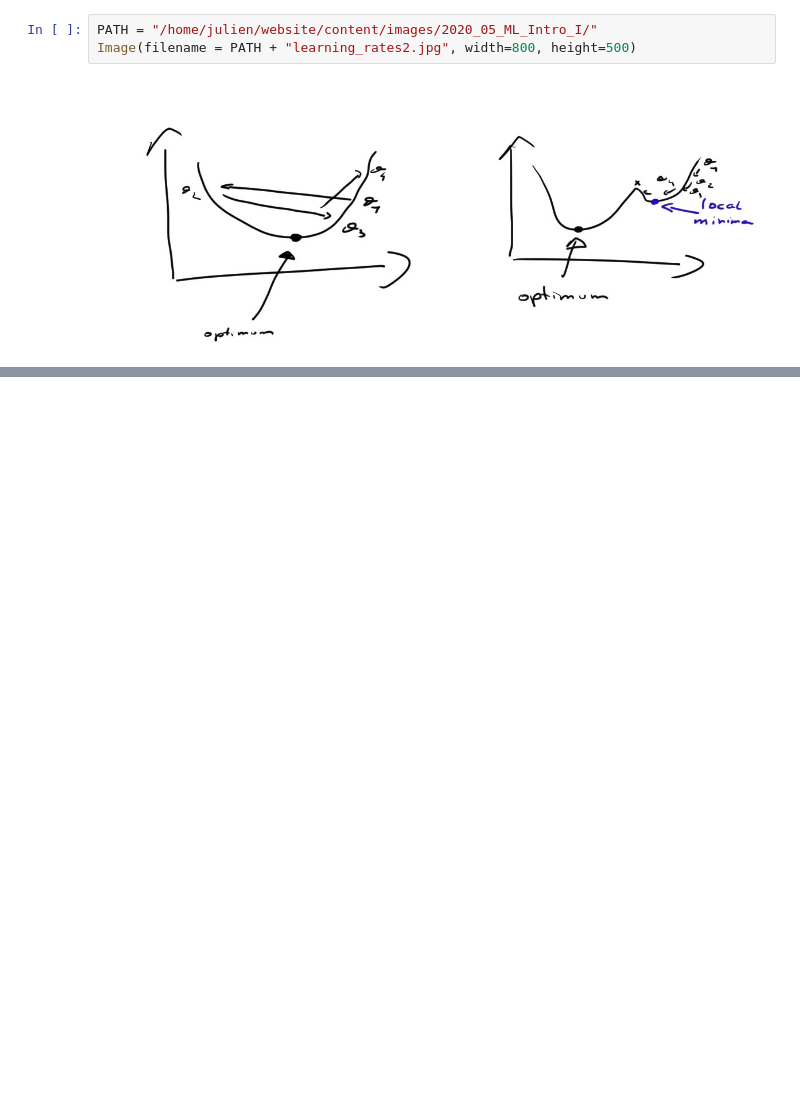
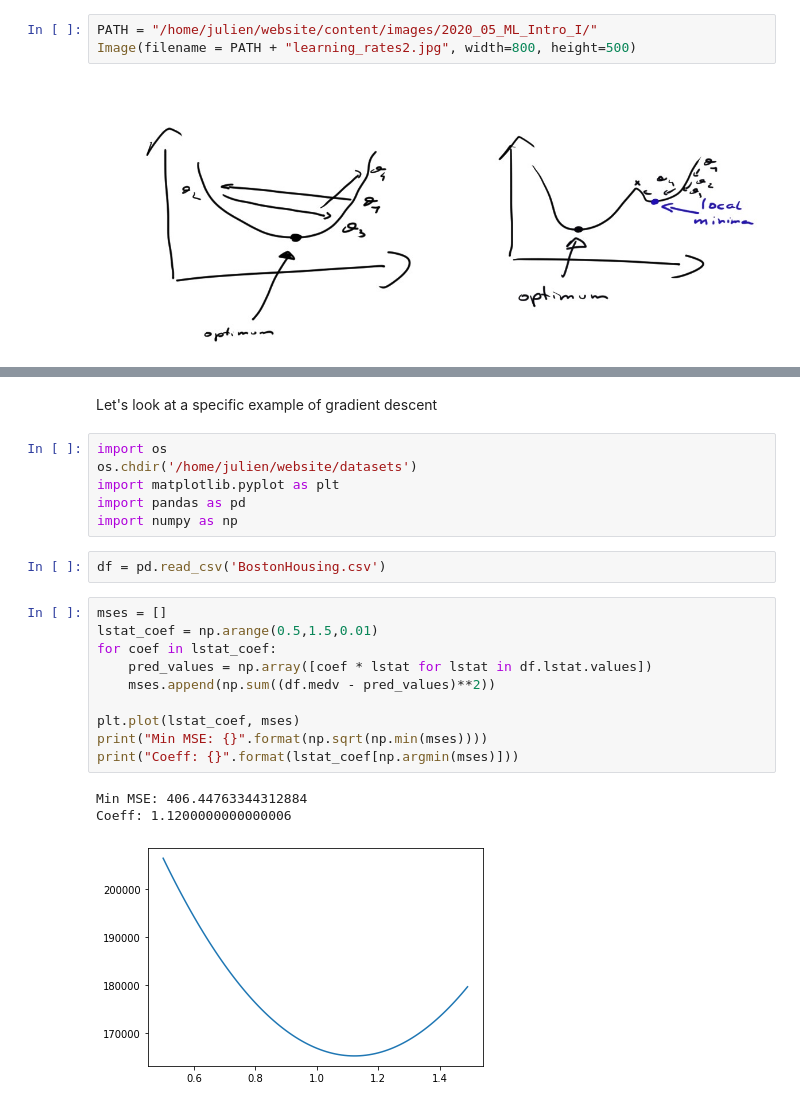
Before and after one commit to juls-dotcom/juls-dotcom.github.io, a Jupyter notebook: content/2020_05_Introduction to Machine Learning I.ipynb, the cells around one changed output, grey strips where cells are left out. Cells and saved outputs as stored; diff of their text form; blank space fills up the shorter version.

```diff
--- a/content/2020_05_Introduction to Machine Learning I.ipynb
+++ b/content/2020_05_Introduction to Machine Learning I.ipynb
@@ -258,0 +259,24 @@ $
+# %% [markdown]
+Let's look at a specific example of gradient descent
+# %%
+import os
+os.chdir('/home/julien/website/datasets')
+import matplotlib.pyplot as plt
+import pandas as pd
+import numpy as np
+# %%
+df = pd.read_csv('BostonHousing.csv')
+# %%
+mses = []
+lstat_coef = np.arange(0.5,1.5,0.01)
+for coef in lstat_coef:
+    pred_values = np.array([coef * lstat for lstat in df.lstat.values])
+    mses.append(np.sum((df.medv - pred_values)**2))
+
+plt.plot(lstat_coef, mses)
+print("Min MSE: {}".format(np.sqrt(np.min(mses))))
+print("Coeff: {}".format(lstat_coef[np.argmin(mses)]))
+# %% [output]
+Min MSE: 406.44763344312884
+Coeff: 1.1200000000000006
+[figure, added]
```
Also changed, not shown: parts of 50 cells of this notebook, 6 other files.
